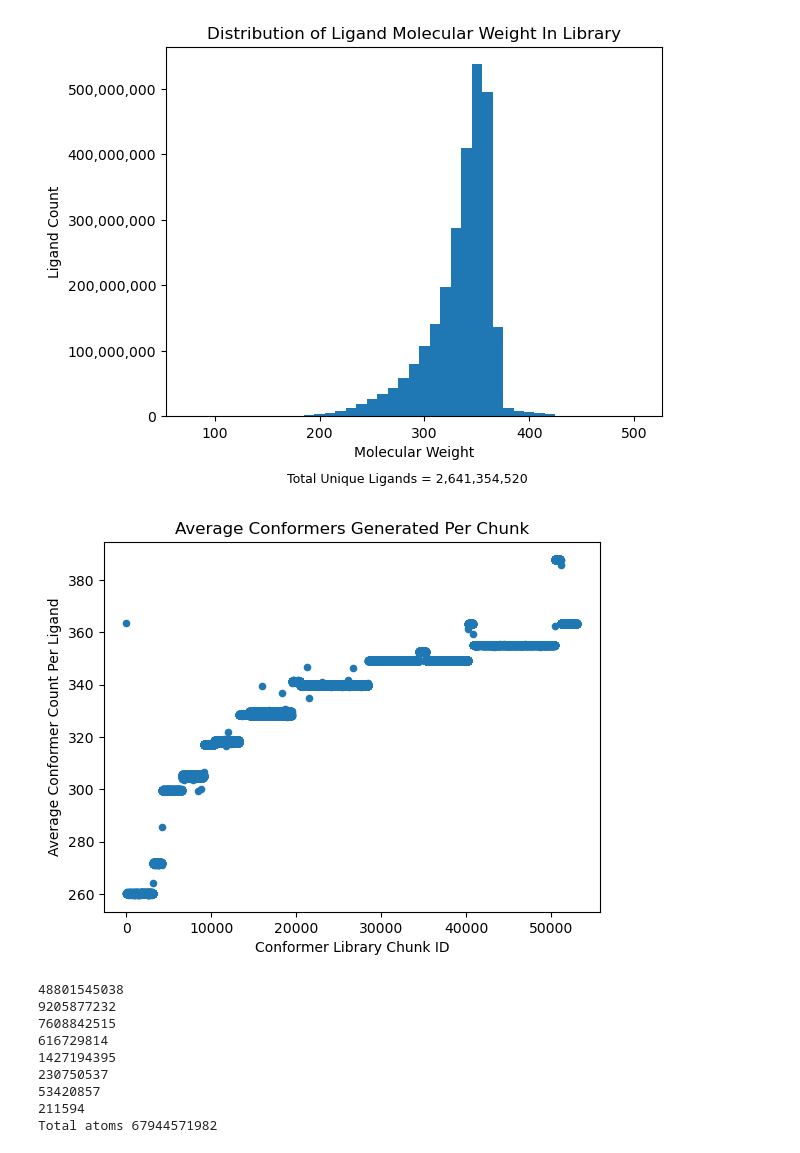
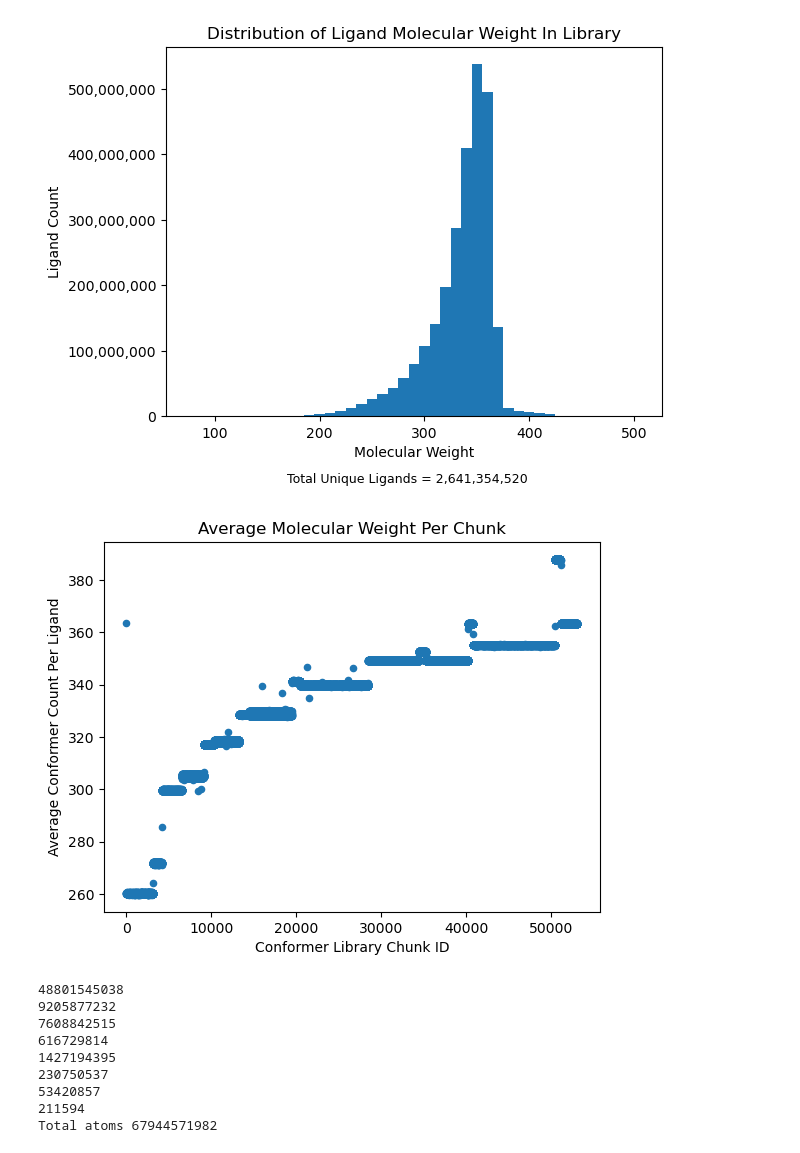
Before and after one commit to toadlover/ginsparg_thymelab_thesis, a Jupyter notebook: jupyter_notebooks/figure_making/conformer_library_data.ipynb, the cells around one changed output. Saved outputs shown, nothing was run; the diff lists cells and outputs as text; code cells hidden in the pictures.

Commit message:
making slight fixes to conformer library notebook (repairing lost changes), and starting to clean graphs for downstream selection graphs for figures

```diff
--- a/jupyter_notebooks/figure_making/conformer_library_data.ipynb
+++ b/jupyter_notebooks/figure_making/conformer_library_data.ipynb
@@ -126,15 +126,15 @@ df = df[df['Average_Molecular_Weight_(amu)'] >= 0.5]
 # %%
 df.plot(kind='scatter',x='Chunk',y='Average_Molecular_Weight_(amu)')
 
 plt.xlabel('Conformer Library Chunk ID')
 plt.ylabel('Average Conformer Count Per Ligand')
-plt.title('Average Conformers Generated Per Chunk')
+plt.title('Average Molecular Weight Per Chunk')
 
 #plt.ylim(0,15)
 
 plt.show()
 # %% [output]
-[figure, old version]
+[figure, new version]
 # %%
 #read in mw count sheet
 df = pd.read_csv("conformer_library_data/all_elements_count.csv")
```
